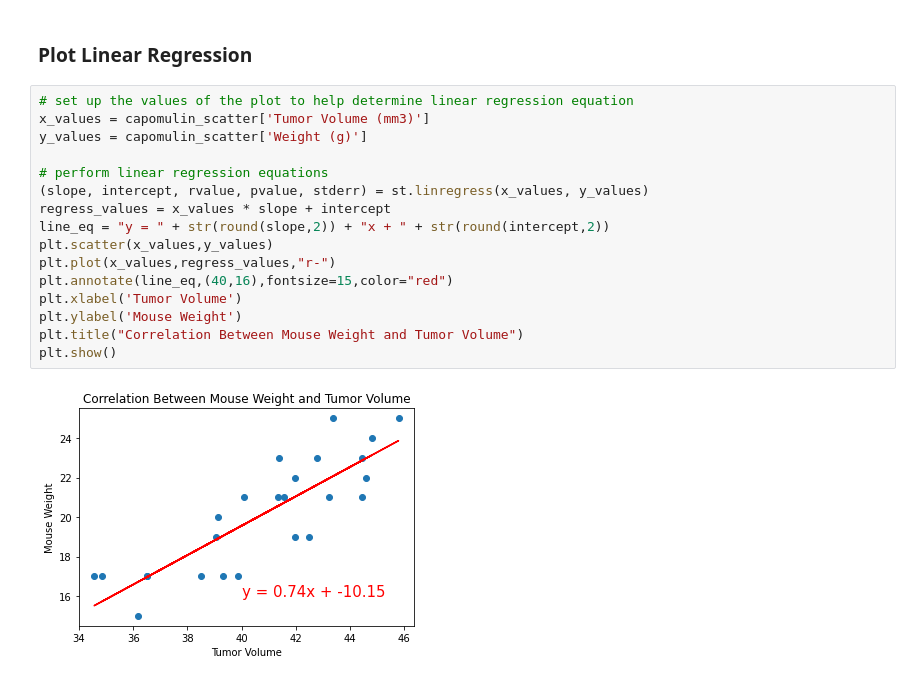
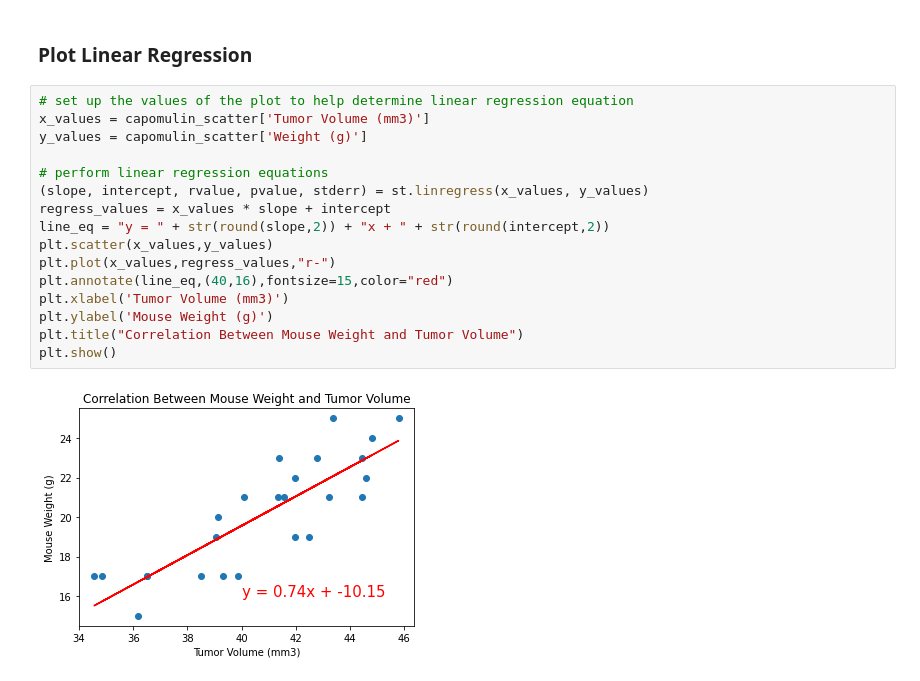
Before and after one commit to bjohn004/pharma-data-plots, a Jupyter notebook: Pymaceuticals/pymaceuticals_Submittal.ipynb, the cells around one changed output. Cells and saved outputs as stored; diff of their text form.

```diff
--- a/Pymaceuticals/pymaceuticals_Submittal.ipynb
+++ b/Pymaceuticals/pymaceuticals_Submittal.ipynb
@@ -806,18 +806,18 @@ The correlation between both factors is 0.84
 # %%
 # set up the values of the plot to help determine linear regression equation
 x_values = capomulin_scatter['Tumor Volume (mm3)']
 y_values = capomulin_scatter['Weight (g)']
 
 # perform linear regression equations
 (slope, intercept, rvalue, pvalue, stderr) = st.linregress(x_values, y_values)
 regress_values = x_values * slope + intercept
 line_eq = "y = " + str(round(slope,2)) + "x + " + str(round(intercept,2))
 plt.scatter(x_values,y_values)
 plt.plot(x_values,regress_values,"r-")
 plt.annotate(line_eq,(40,16),fontsize=15,color="red")
-plt.xlabel('Tumor Volume')
-plt.ylabel('Mouse Weight')
+plt.xlabel('Tumor Volume (mm3)')
+plt.ylabel('Mouse Weight (g)')
 plt.title("Correlation Between Mouse Weight and Tumor Volume")
 plt.show()
 # %% [output]
-[figure, old version]
+[figure, new version]
```
Also changed, not shown: parts of 1 cell of this notebook.
